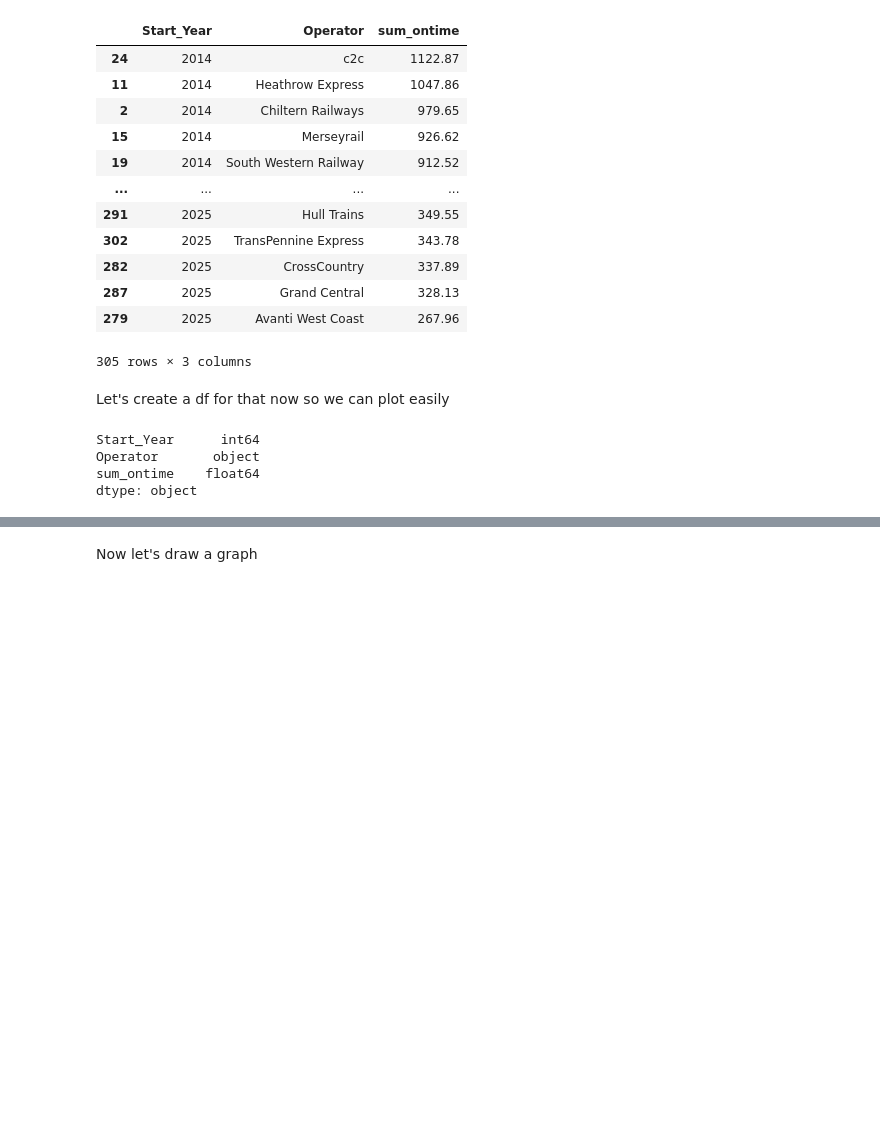
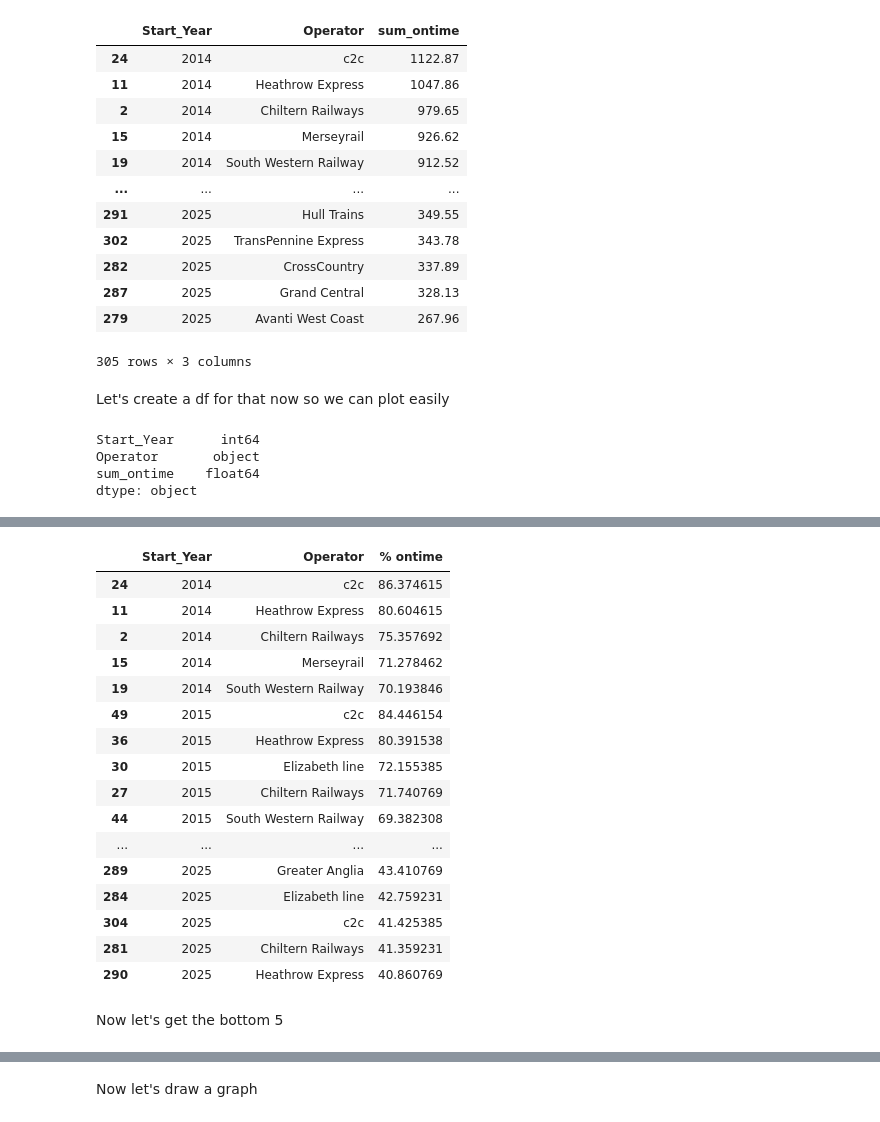
Before and after one commit to robwhite-lis/Everything_Counts_Assessment_1, a Jupyter notebook: Train_Times.ipynb, the cells around one changed output, grey strips where cells are left out. Saved outputs shown, nothing was run; the diff lists cells and outputs as text; code cells hidden in the pictures; blank space fills up the shorter version.

```diff
--- a/Train_Times.ipynb
+++ b/Train_Times.ipynb
@@ -287,0 +339,22 @@ plot_data = df_trains_year["Start_Year"]
+# %%
+df_top5
+# %% [output]
+|  | Start_Year | Operator | % ontime |
+| 24 | 2014 | c2c | 86.374615 |
+| 11 | 2014 | Heathrow Express | 80.604615 |
+| 2 | 2014 | Chiltern Railways | 75.357692 |
+| 15 | 2014 | Merseyrail | 71.278462 |
+| 19 | 2014 | South Western Railway | 70.193846 |
+| 49 | 2015 | c2c | 84.446154 |
+| 36 | 2015 | Heathrow Express | 80.391538 |
+| 30 | 2015 | Elizabeth line | 72.155385 |
+| 27 | 2015 | Chiltern Railways | 71.740769 |
+| 44 | 2015 | South Western Railway | 69.382308 |
+| ... | ... | ... | ... |
+| 289 | 2025 | Greater Anglia | 43.410769 |
+| 284 | 2025 | Elizabeth line | 42.759231 |
+| 304 | 2025 | c2c | 41.425385 |
+| 281 | 2025 | Chiltern Railways | 41.359231 |
+| 290 | 2025 | Heathrow Express | 40.860769 |
+# %% [markdown]
+Now let's get the bottom 5
```
Also changed, not shown: parts of 17 cells of this notebook.
